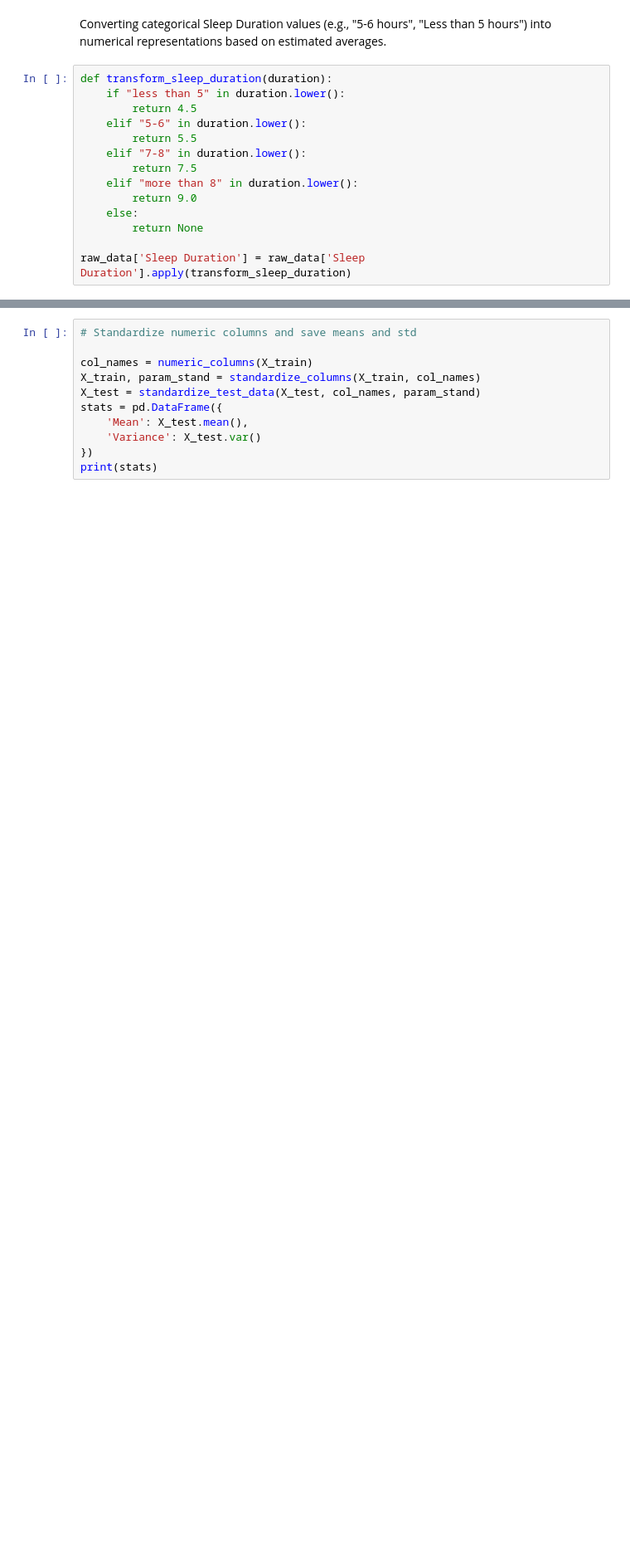
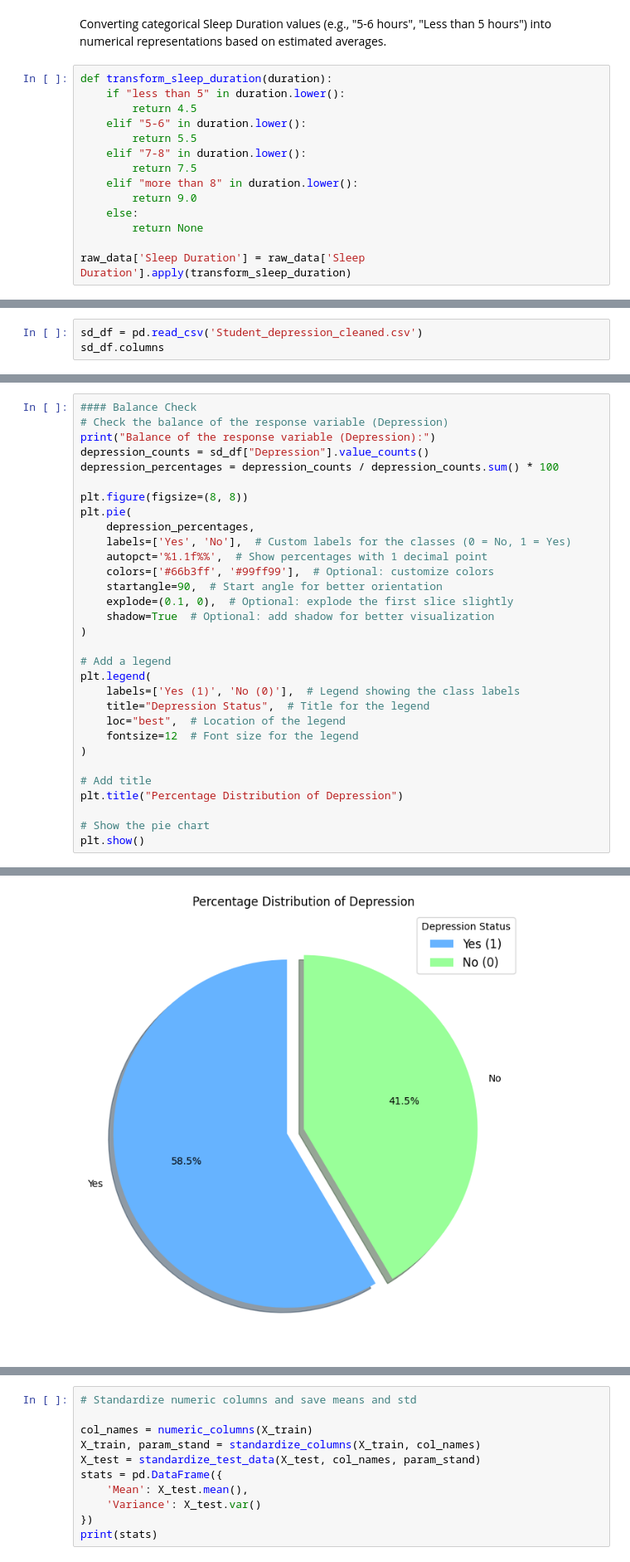
Before and after one commit to NaDub/ML_2024, a Jupyter notebook: Depression_Analysis_V1.ipynb, the cells around one changed output, grey strips where cells are left out. Shown at 83% size. Cells and saved outputs as stored; diff of their text form; blank space fills up the shorter version.

```diff
--- a/Depression_Analysis_V1.ipynb
+++ b/Depression_Analysis_V1.ipynb
@@ -239,0 +533,3 @@ plt.show()
+# %%
+sd_df = pd.read_csv('Student_depression_cleaned.csv')
+sd_df.columns
@@ -239,0 +543,32 @@ plt.show()
+# %%
+#### Balance Check
+# Check the balance of the response variable (Depression)
+print("Balance of the response variable (Depression):")
+depression_counts = sd_df["Depression"].value_counts()
+depression_percentages = depression_counts / depression_counts.sum() * 100
+
+plt.figure(figsize=(8, 8))
+plt.pie(
+    depression_percentages,
+    labels=['Yes', 'No'],  # Custom labels for the classes (0 = No, 1 = Yes)
+    autopct='%1.1f%%',  # Show percentages with 1 decimal point
+    colors=['#66b3ff', '#99ff99'],  # Optional: customize colors
+    startangle=90,  # Start angle for better orientation
+    explode=(0.1, 0),  # Optional: explode the first slice slightly
+    shadow=True  # Optional: add shadow for better visualization
+)
+
+# Add a legend
+plt.legend(
+    labels=['Yes (1)', 'No (0)'],  # Legend showing the class labels
+    title="Depression Status",  # Title for the legend
+    loc="best",  # Location of the legend
+    fontsize=12  # Font size for the legend
+)
+
+# Add title
+plt.title("Percentage Distribution of Depression")
+
+# Show the pie chart
+plt.show()
+# %% [output]
@@ -239,0 +576 @@ plt.show()
+[figure, added]
```
Also changed, not shown: parts of 80 cells of this notebook, 1 other file.
